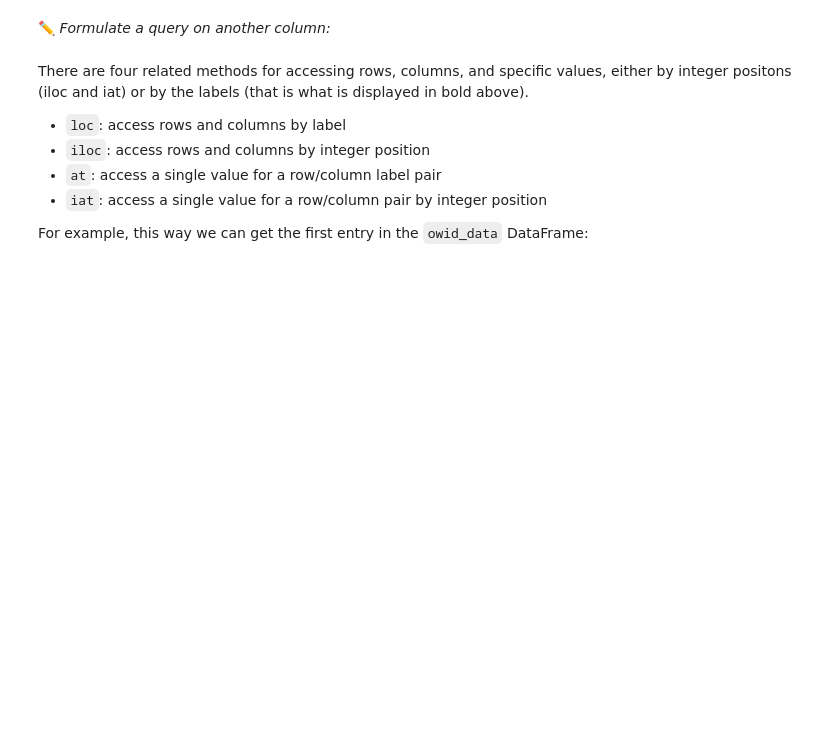
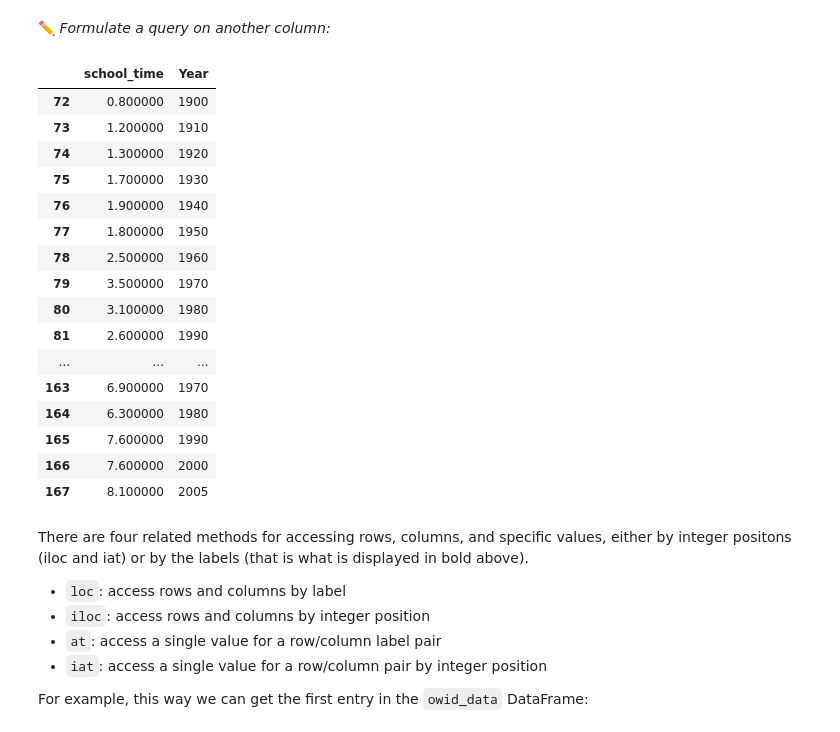
Before and after one commit to FUB-HCC/hcds-summer-2022, a Jupyter notebook: assignments/A1_R1_WarmUp/Group_02/anwi/A1_WarmUp.ipynb, the cells around one changed output. Saved outputs shown, nothing was run; the diff lists cells and outputs as text; code cells hidden in the pictures; blank space fills up the shorter version.

```diff
--- a/assignments/A1_R1_WarmUp/Group_02/anwi/A1_WarmUp.ipynb
+++ b/assignments/A1_R1_WarmUp/Group_02/anwi/A1_WarmUp.ipynb
@@ -395,6 +510,8 @@ With this it is now possible to access specific columns by using their names.  B
 owid_data = owid_data.rename(columns={"Average weekly leisure estimates by age (Ramey and Francis (2009))": "leisure"})
 # %% [markdown]
 ✏️ *Do you want to rename any other columns?*
+# %%
+owid_data = owid_data.rename(columns={"Average weekly hours devoted to school (Ramey and Francis (2009))": "school_time"})
 # %% [markdown]
 ### Select & query
 We can select an individual column using single `[`square brackets`]`:
@@ -415,5 +573,25 @@ owid_data [owid_data[["leisure", "Year"]].notnull().all(1) ] [["leisure", "Year"
 # %% [markdown]
 ✏️ *Formulate a query on another column:*
+# %%
+owid_data [owid_data[["school_time", "Year"]].notnull().all(1) ] [["school_time", "Year"]]
+# %% [output]
+|  | school_time | Year |
+| 72 | 0.800000 | 1900 |
+| 73 | 1.200000 | 1910 |
+| 74 | 1.300000 | 1920 |
+| 75 | 1.700000 | 1930 |
+| 76 | 1.900000 | 1940 |
+| 77 | 1.800000 | 1950 |
+| 78 | 2.500000 | 1960 |
+| 79 | 3.500000 | 1970 |
+| 80 | 3.100000 | 1980 |
+| 81 | 2.600000 | 1990 |
+| ... | ... | ... |
+| 163 | 6.900000 | 1970 |
+| 164 | 6.300000 | 1980 |
+| 165 | 7.600000 | 1990 |
+| 166 | 7.600000 | 2000 |
+| 167 | 8.100000 | 2005 |
 # %% [markdown]
 There are four related methods for accessing rows, columns, and specific values, either by integer positons (iloc and iat) or by the labels (that is what is displayed in bold above).
 
```
Also changed, not shown: parts of 20 cells of this notebook, 2 other files.
